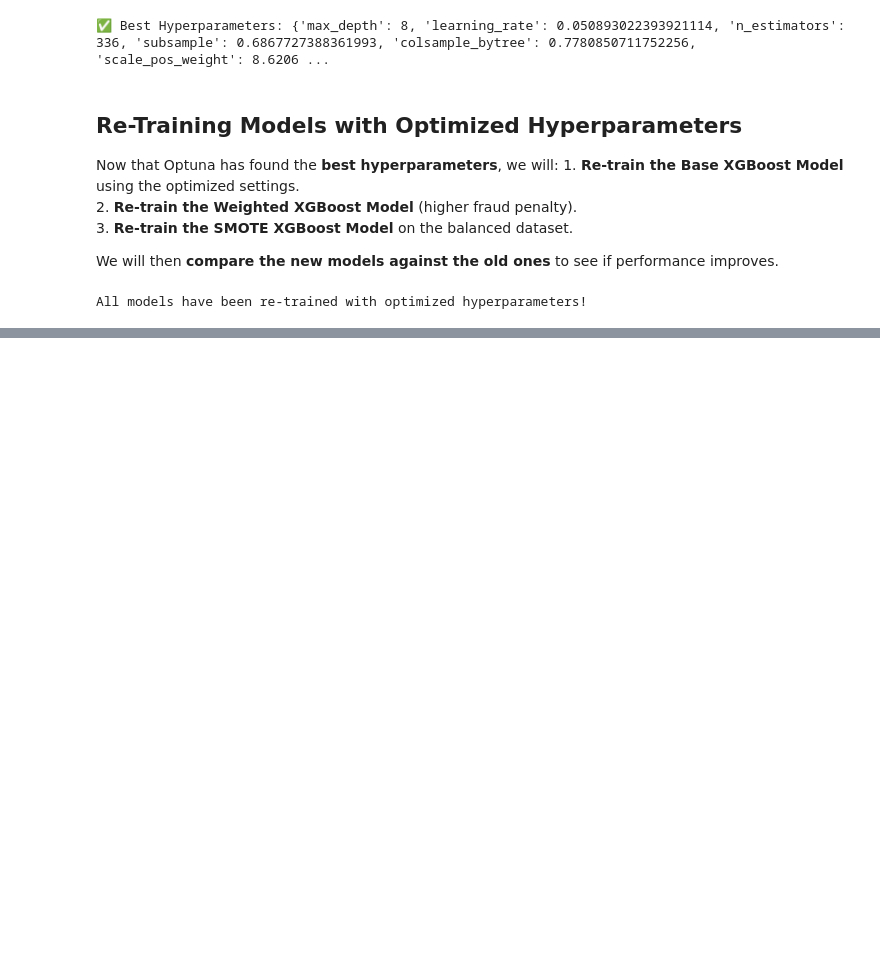
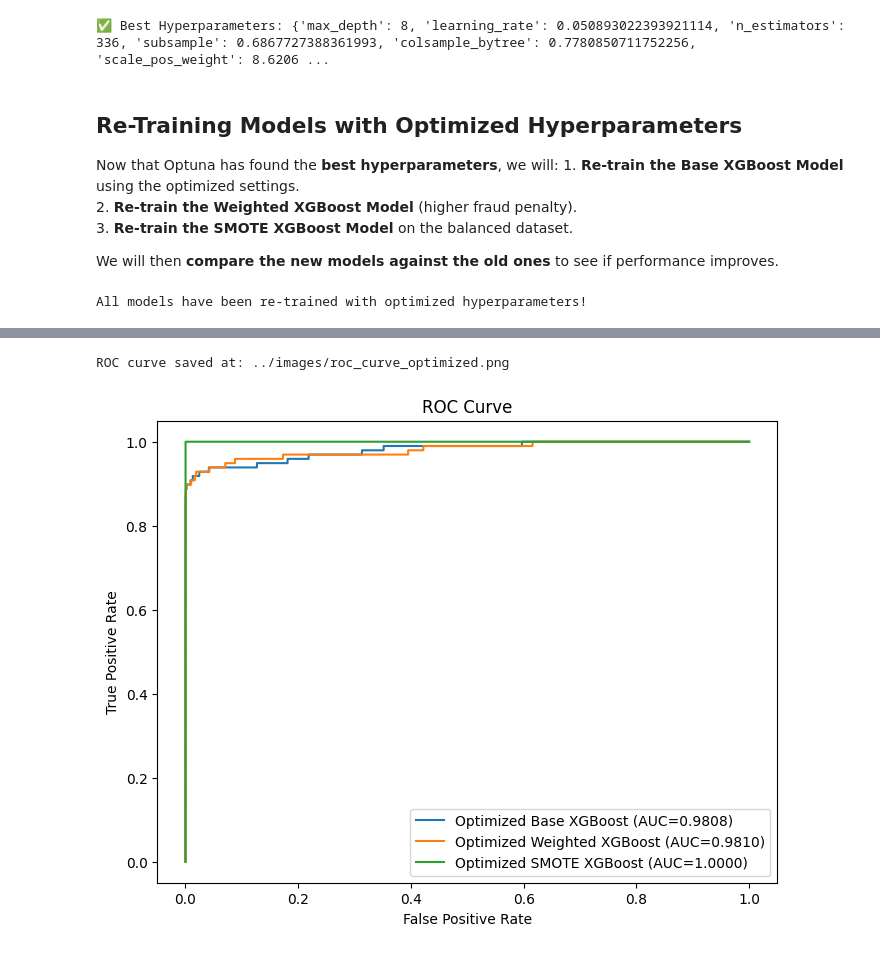
Before and after one commit to otuemre/FraudDetectAI, a Jupyter notebook: src/notebooks/03_Model_Training.ipynb, the cells around one changed output, grey strips where cells are left out. Saved outputs shown, nothing was run; the diff lists cells and outputs as text; code cells hidden in the pictures; blank space fills up the shorter version.

```diff
--- a/src/notebooks/03_Model_Training.ipynb
+++ b/src/notebooks/03_Model_Training.ipynb
@@ -480,0 +539,6 @@ All models have been re-trained with optimized hyperparameters!
+# %%
+# Re-run ROC Curve
+plot_roc_curves(y_true_list_opt, y_pred_probs_list_opt, model_names_opt, save_path="../images/roc_curve_optimized.png")
+# %% [output]
+ROC curve saved at: ../images/roc_curve_optimized.png
+[figure, added]
```
Also changed, not shown: parts of 8 cells of this notebook, 3 other files.
